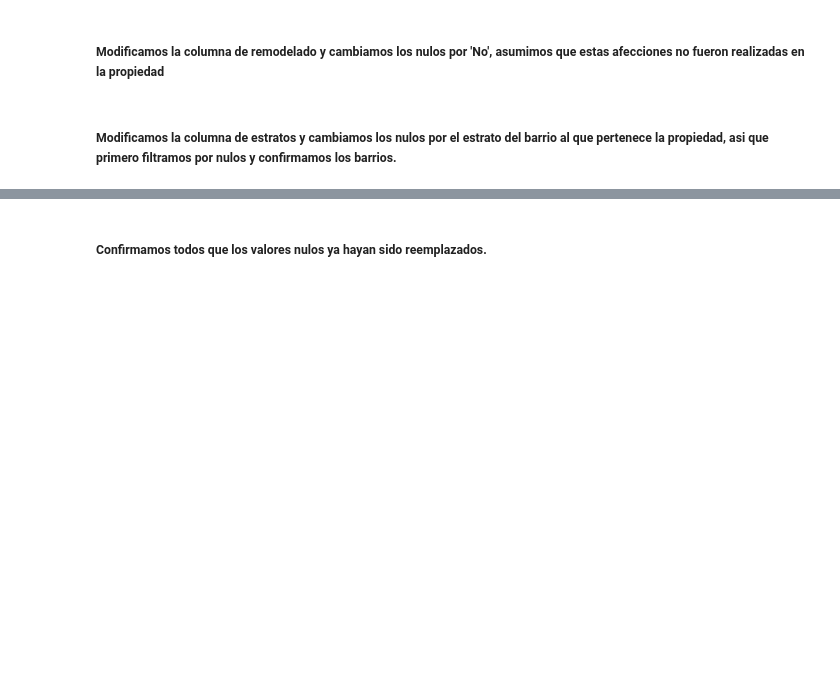
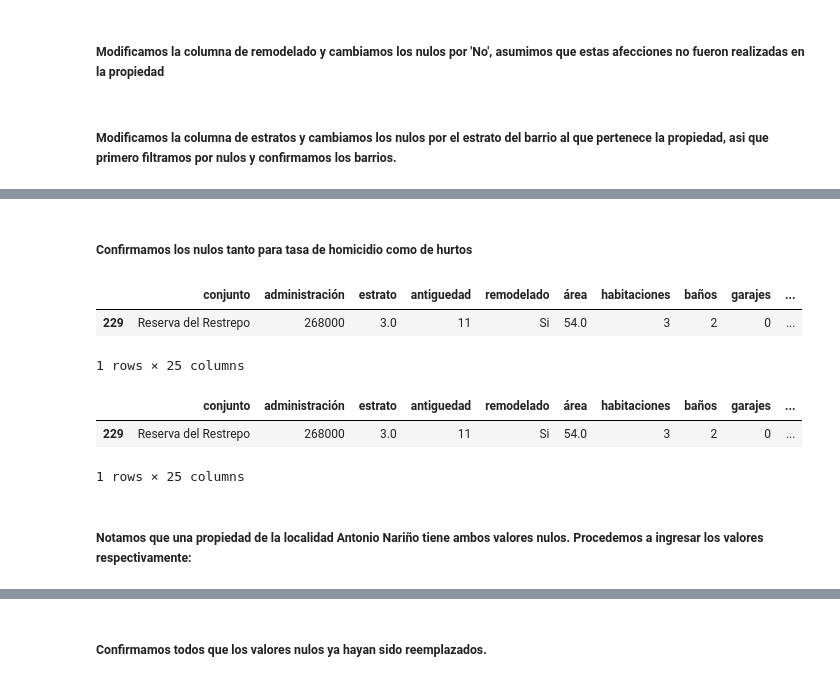
Before and after one commit to natalia-tp-dev/BIT_Proyecto_Final, a Jupyter notebook: EDA/EDA_properties.ipynb, the cells around one changed output, grey strips where cells are left out. Saved outputs shown, nothing was run; the diff lists cells and outputs as text; code cells hidden in the pictures; blank space fills up the shorter version.

```diff
--- a/EDA/EDA_properties.ipynb
+++ b/EDA/EDA_properties.ipynb
@@ -86,2 +86,20 @@ df_propiedades[df_propiedades['estrato'].isna()]
 # %%
 df_propiedades['estrato'] = df_propiedades['estrato'].fillna(2.0)
+# %% [markdown]
+##### Confirmamos los nulos tanto para tasa de homicidio como de hurtos
+# %%
+homicidios_nulos = df_propiedades[df_propiedades['Tasa_Homicidios_100k'].isna()]
+display(homicidios_nulos)
+# %% [output]
+|  | conjunto | administración | estrato | antiguedad | remodelado | área | habitaciones | baños | garajes | ... |
+| 229 | Reserva del Restrepo | 268000 | 3.0 | 11 | Si | 54.0 | 3 | 2 | 0 | ... |
+1 rows × 25 columns
+# %%
+Hurtos_nulos =df_propiedades[df_propiedades['Tasa_Hurtos_100k'].isna()]
+display(Hurtos_nulos)
+# %% [output]
+|  | conjunto | administración | estrato | antiguedad | remodelado | área | habitaciones | baños | garajes | ... |
+| 229 | Reserva del Restrepo | 268000 | 3.0 | 11 | Si | 54.0 | 3 | 2 | 0 | ... |
+1 rows × 25 columns
+# %% [markdown]
+##### Notamos que una propiedad de la localidad Antonio Nariño tiene  ambos valores nulos. Procedemos a ingresar los valores respectivamente:
```
Also changed, not shown: parts of 40 cells of this notebook, 1 other file.
